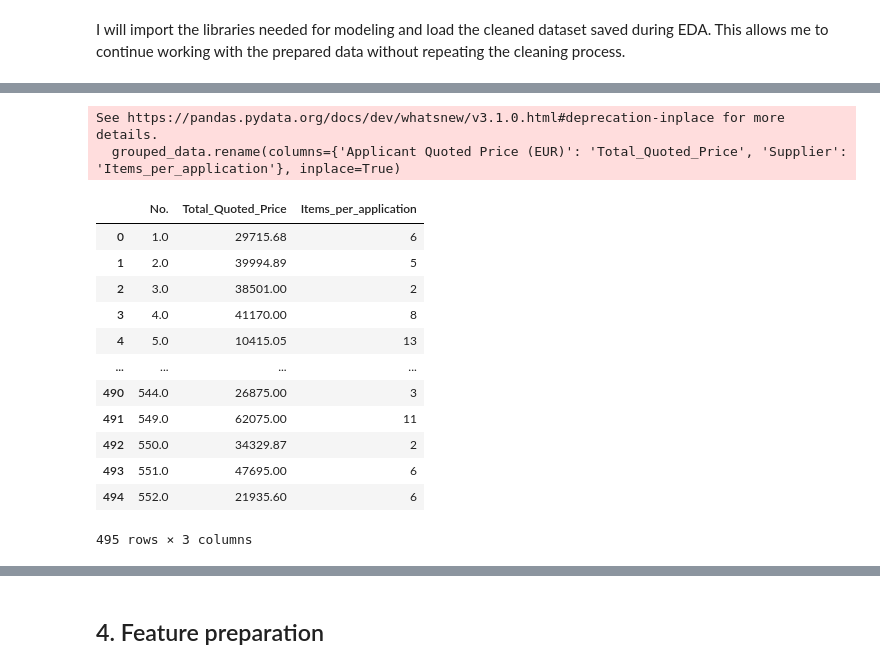
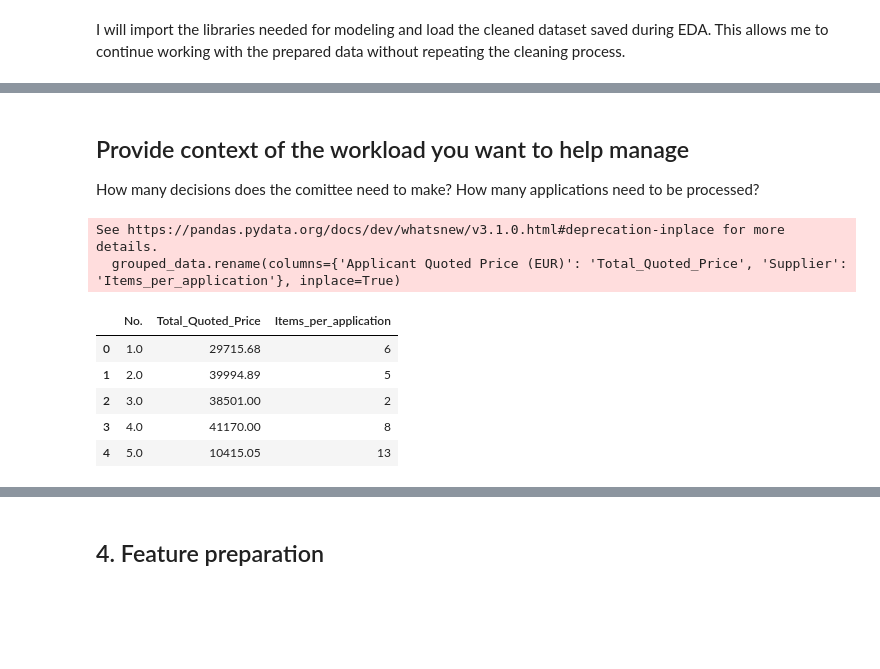
Before and after one commit to milatovicdanka90-maker/dsb_capstone, a Jupyter notebook: Notebooks/Code_review_02_modelling.ipynb, the cells around one changed output, grey strips where cells are left out. Cells and saved outputs as stored; diff of their text form; code cells hidden in the pictures; blank space fills up the shorter version.

```diff
--- a/Notebooks/Code_review_02_modelling.ipynb
+++ b/Notebooks/Code_review_02_modelling.ipynb
@@ -57,30 +45,28 @@ Index(['No.', 'Supplier', 'Equipment / Item', 'Manufacturer / Brand',
+# %% [markdown]
+## Provide context of the workload you want to help manage
+
+How many decisions does the comittee need to make? How many applications need to
+be processed?
 # %%
 # Group the data by 'No' and calculate the sum of applicant quoted price and
 # count the number of items
 grouped_data = prices_analysis.groupby('No.').agg({
     'Applicant Quoted Price (EUR)': 'sum',
     'Supplier': 'count'
 }).reset_index()
 
 grouped_data.rename(columns={'Applicant Quoted Price (EUR)': 'Total_Quoted_Price', 'Supplier': 'Items_per_application'}, inplace=True)
 
-grouped_data
+grouped_data.head()
 # %% [output]
 See https://pandas.pydata.org/docs/dev/whatsnew/v3.1.0.html#deprecation-inplace for more details.
   grouped_data.rename(columns={'Applicant Quoted Price (EUR)': 'Total_Quoted_Price', 'Supplier': 'Items_per_application'}, inplace=True)
 |  | No. | Total_Quoted_Price | Items_per_application |
 | 0 | 1.0 | 29715.68 | 6 |
 | 1 | 2.0 | 39994.89 | 5 |
 | 2 | 3.0 | 38501.00 | 2 |
 | 3 | 4.0 | 41170.00 | 8 |
 | 4 | 5.0 | 10415.05 | 13 |
-| ... | ... | ... | ... |
-| 490 | 544.0 | 26875.00 | 3 |
-| 491 | 549.0 | 62075.00 | 11 |
-| 492 | 550.0 | 34329.87 | 2 |
-| 493 | 551.0 | 47695.00 | 6 |
-| 494 | 552.0 | 21935.60 | 6 |
-495 rows × 3 columns
 # %%
 grouped_data['Items_per_application'].value_counts()
 
```
Also changed, not shown: parts of 8 cells of this notebook.
